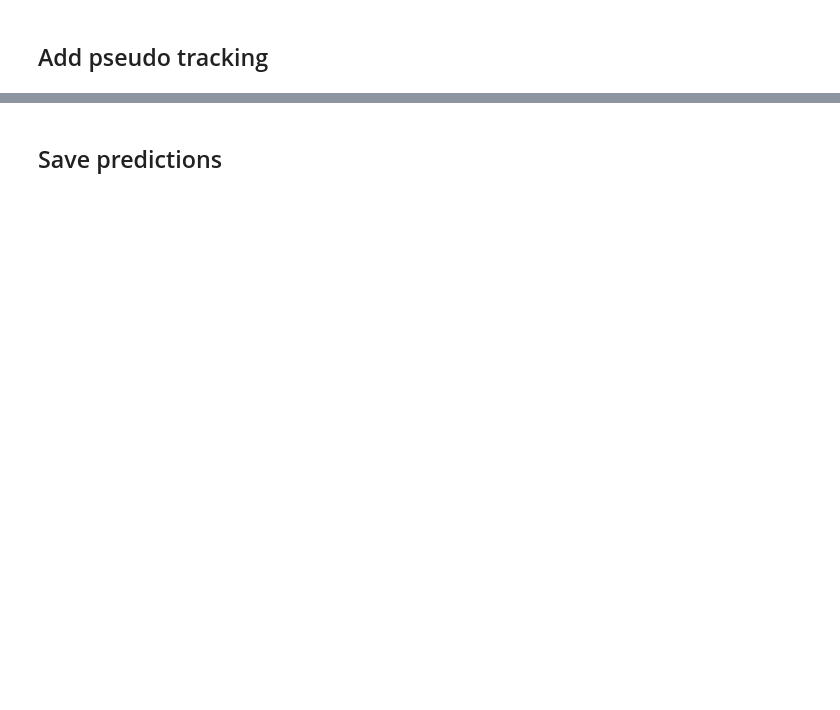
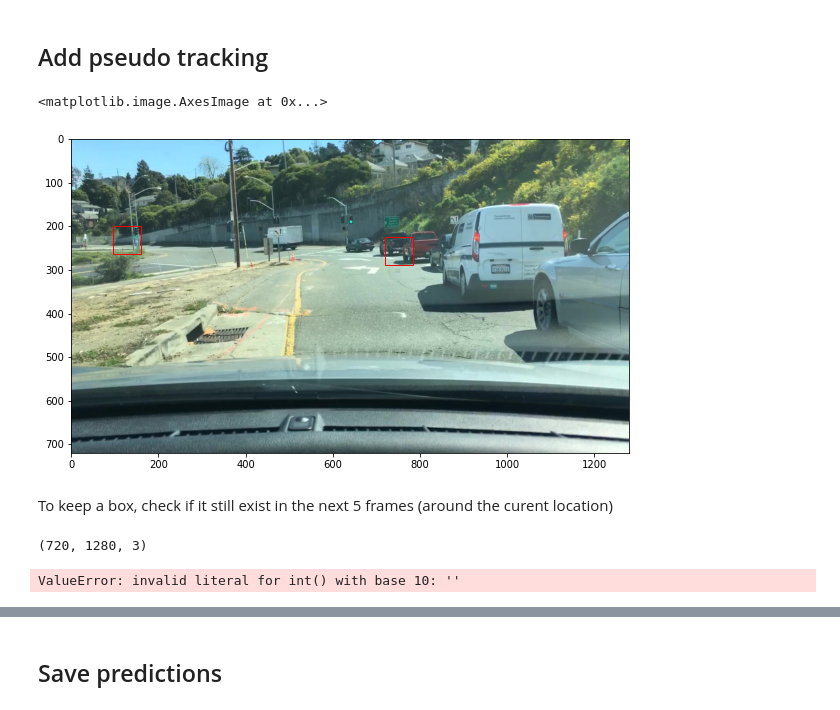
Before and after one commit to timrio/cars_detection, a Jupyter notebook: run_model.ipynb, the cells around one changed output, grey strips where cells are left out. Cells and saved outputs as stored; diff of their text form; code cells hidden in the pictures; blank space fills up the shorter version.

```diff
--- a/run_model.ipynb
+++ b/run_model.ipynb
@@ -424,2 +388,21 @@ KeyboardInterrupt:
 # %% [markdown]
 ## Add pseudo tracking
+# %%
+boxes_array = pd.read_pickle('boxes_and_array.pkl')
+# %%
+i = 125
+img1 = imread('./test/'+str(i).zfill(3)+'.jpg')
+boxes1 = boxes_array.query('image==@i').boxes.values[0]
+fig, ax = plt.subplots(figsize=(10, 8))
+boxes1 = non_max_suppression(np.array(boxes1), overlapThresh=0.4)
+for x, y, dx, dy in boxes1:
+
+    rect = patches.Rectangle((x, y), dx, dy, edgecolor='r', facecolor='none')
+    ax.add_patch(rect)
+
+ax.imshow(img1)
+# %% [output]
+<matplotlib.image.AxesImage at 0x...>
+[figure, added]
+# %% [markdown]
+To keep a box, check if it still exist in the next 5 frames (around the curent location)
@@ -425,0 +418,4 @@ KeyboardInterrupt:
+# %%
+img.shape
+# %% [output]
+(720, 1280, 3)
@@ -425,0 +464,16 @@ KeyboardInterrupt:
+# %%
+preds = []
+for i in range(submission_df.shape[0]):
+
+    bbs = list(map(int, submission_df.iloc[i].Predicted.split(" ")))
+    bbs = np.array_split(bbs, len(bbs) / 4)
+
+    mask = bounding_boxes_to_mask(bbs, 720, 1280)
+    pred = run_length_encoding(mask)
+    preds.append(pred)
+
+submission_df.Predicted = preds
+
+submission_df.to_csv('final_predictions.csv', index=False)
+# %% [output]
+ValueError: invalid literal for int() with base 10: ''
```
Also changed, not shown: parts of 20 cells of this notebook, 18 other files.
